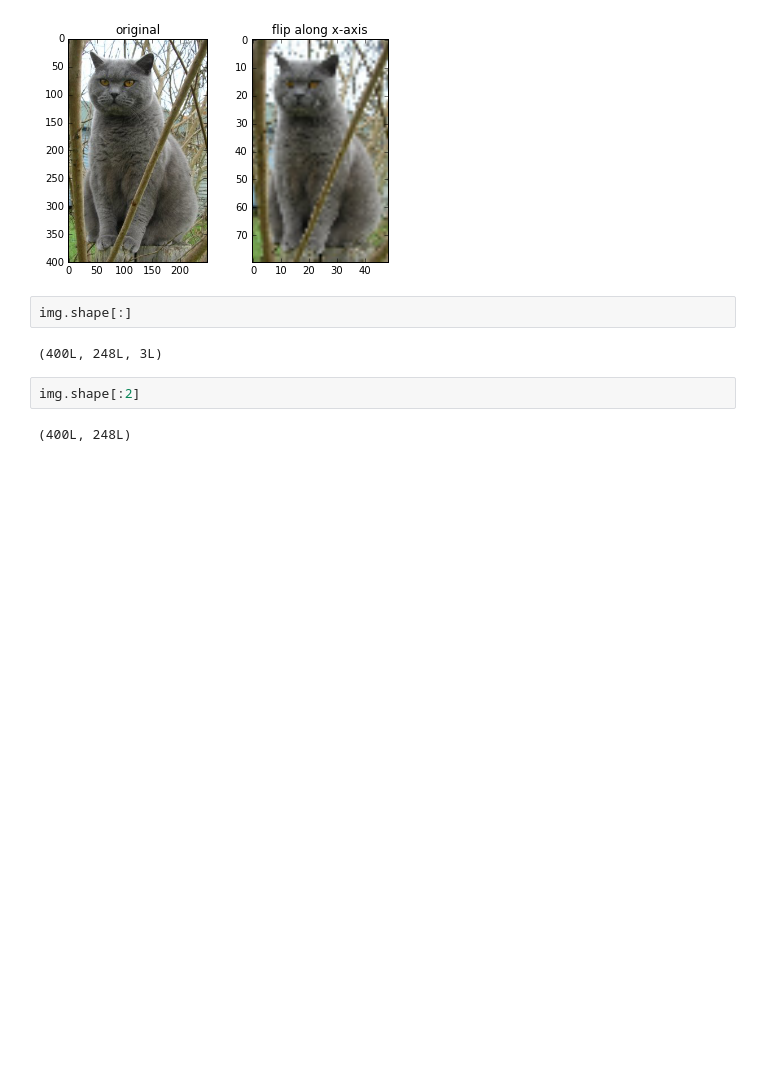
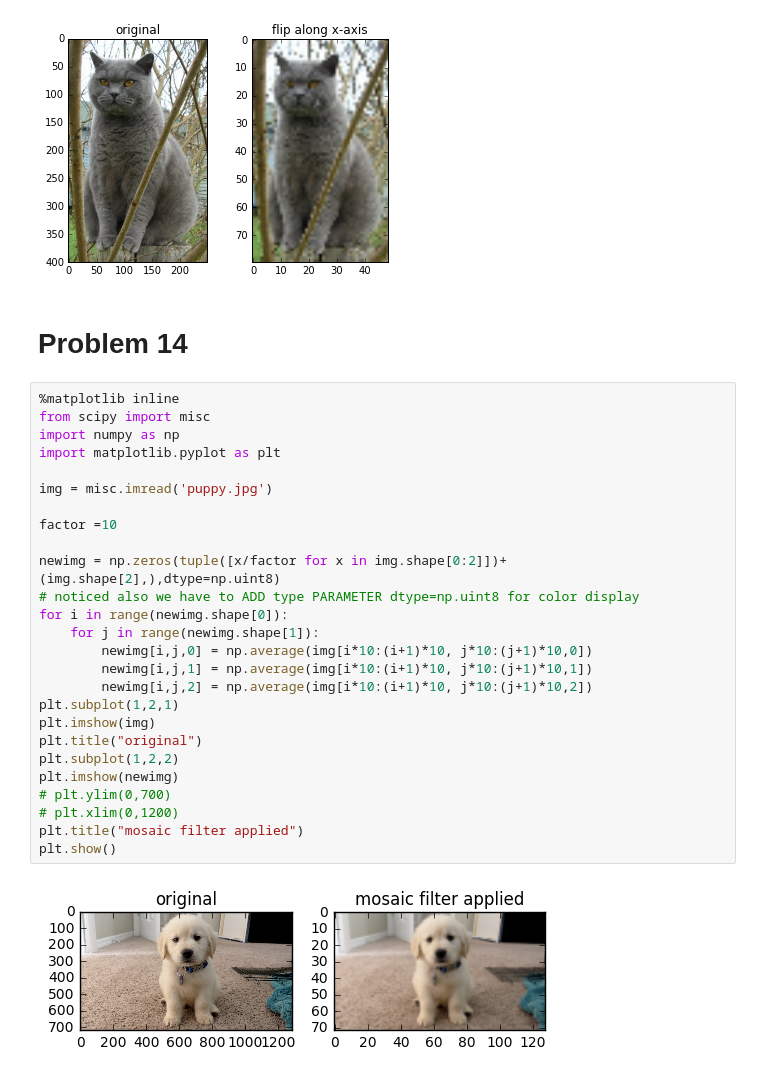
Before and after one commit to nvh95/practical_python, a Jupyter notebook: 7. Repetition.ipynb, the cells around one changed output. Drawn from its saved outputs; the diff is of its cells as text; blank space fills up the shorter version.

```diff
--- a/7. Repetition.ipynb
+++ b/7. Repetition.ipynb
@@ -308,11 +308,33 @@ plt.title("flip along x-axis")
 plt.show()
 # %% [output]
 [figure]
-# %%
-img.shape[:]
-# %% [output]
-(400L, 248L, 3L)
-# %%
-img.shape[:2]
-# %% [output]
-(400L, 248L)
+# %% [markdown]
+# Problem 14
+# %%
+%matplotlib inline
+from scipy import misc
+import numpy as np
+import matplotlib.pyplot as plt
+
+img = misc.imread('puppy.jpg')
+
+factor =10
+
+newimg = np.zeros(tuple([x/factor for x in img.shape[0:2]])+(img.shape[2],),dtype=np.uint8)
+# noticed also we have to ADD type PARAMETER dtype=np.uint8 for color display
+for i in range(newimg.shape[0]):
+    for j in range(newimg.shape[1]):
+        newimg[i,j,0] = np.average(img[i*10:(i+1)*10, j*10:(j+1)*10,0])
+        newimg[i,j,1] = np.average(img[i*10:(i+1)*10, j*10:(j+1)*10,1])
+        newimg[i,j,2] = np.average(img[i*10:(i+1)*10, j*10:(j+1)*10,2])
+plt.subplot(1,2,1)
+plt.imshow(img)
+plt.title("original")
+plt.subplot(1,2,2)
+plt.imshow(newimg)
+# plt.ylim(0,700)
+# plt.xlim(0,1200)
+plt.title("mosaic filter applied")
+plt.show()
+# %% [output]
+[figure, added]
```
Also changed, not shown: parts of 2 cells of this notebook, 1 other file.
